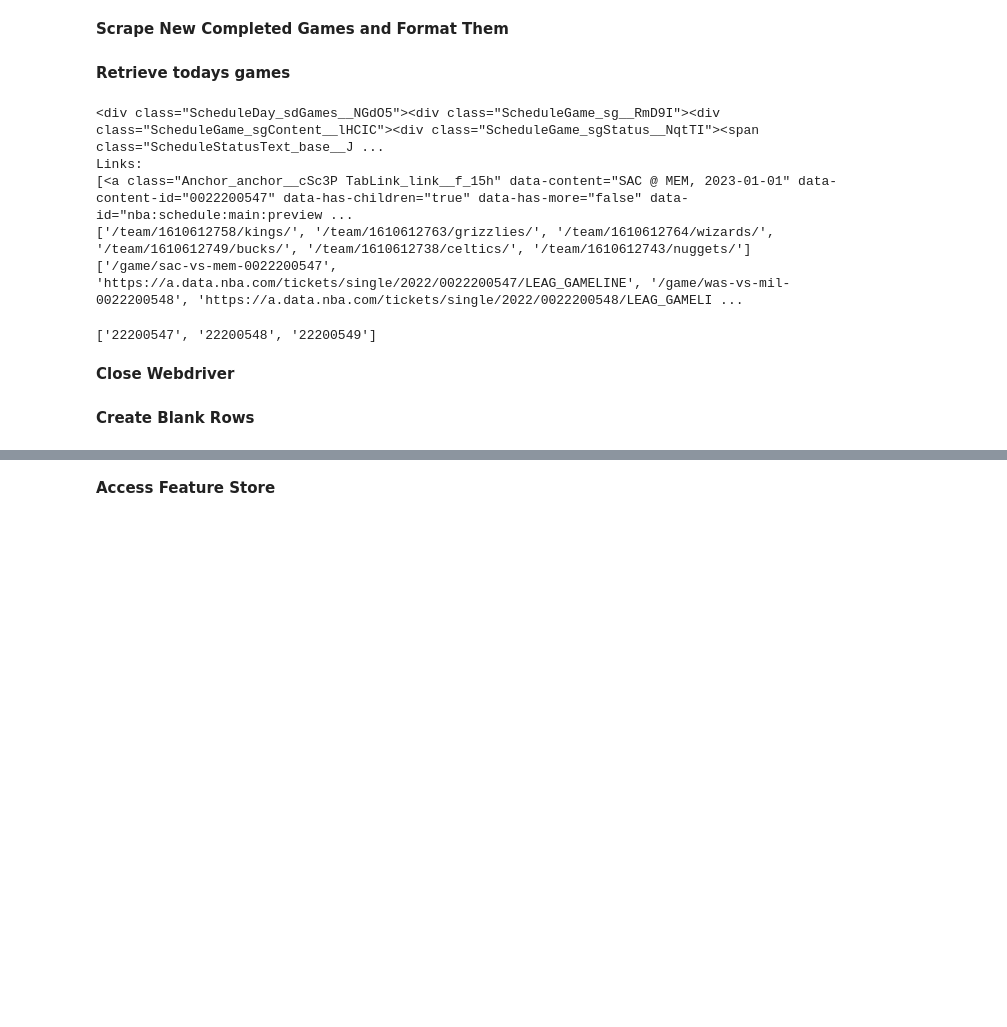
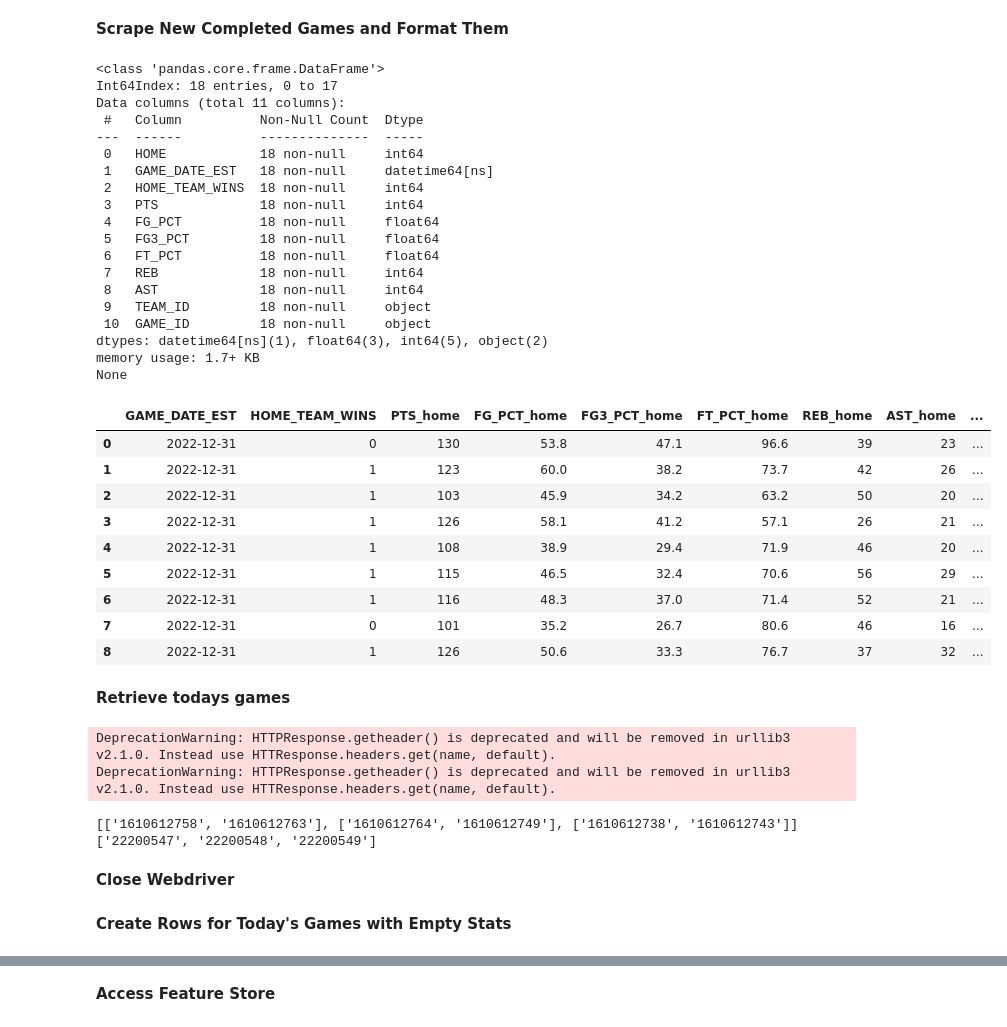
Before and after one commit to cmunch1/nba-prediction, a Jupyter notebook: 09_production_features_pipeline.ipynb, the cells around one changed output, grey strips where cells are left out. Cells and saved outputs as stored; diff of their text form; code cells hidden in the pictures; blank space fills up the shorter version.

```diff
--- a/09_production_features_pipeline.ipynb
+++ b/09_production_features_pipeline.ipynb
@@ -64,76 +64,84 @@ DeprecationWarning: HTTPResponse.getheader() is deprecated and will be removed i
 # %%
 
 def get_new_games(driver)-> pd.DataFrame:
 
     # set search for yesterday's games
     DAYS = 1
     SEASON = "" #no season will cause website to default to current season, format is "2022-23"
     TODAY = datetime.now(timezone('EST')) #nba.com uses US Eastern Standard Time
     LASTWEEK = (TODAY - timedelta(days=DAYS))
     DATETO = TODAY.strftime("%m/%d/%y")
     DATEFROM = LASTWEEK.strftime("%m/%d/%y")
 
 
     df = scrape_to_dataframe(driver, Season=SEASON, DateFrom=DATEFROM, DateTo=DATETO)
 
     df = convert_columns(df)
 
     print(df.info())
     df = combine_home_visitor(df)
 
     return df
 
-#df_new = get_new_games(driver)
+df_new = get_new_games(driver)
 
 # get the SEASON of the last game in the database
 # this will used when constructing rows for prediction
-#SEASON = df_new['SEASON'].max()
+SEASON = df_new['SEASON'].max()
 
-#df_new
+df_new
+# %% [output]
+<class 'pandas.core.frame.DataFrame'>
+Int64Index: 18 entries, 0 to 17
+Data columns (total 11 columns):
+ #   Column          Non-Null Count  Dtype
+---  ------          --------------  -----
+ 0   HOME            18 non-null     int64
+ 1   GAME_DATE_EST   18 non-null     datetime64[ns]
+ 2   HOME_TEAM_WINS  18 non-null     int64
+ 3   PTS             18 non-null     int64
+ 4   FG_PCT          18 non-null     float64
+ 5   FG3_PCT         18 non-null     float64
+ 6   FT_PCT          18 non-null     float64
+ 7   REB             18 non-null     int64
+ 8   AST             18 non-null     int64
+ 9   TEAM_ID         18 non-null     object
+ 10  GAME_ID         18 non-null     object
+dtypes: datetime64[ns](1), float64(3), int64(5), object(2)
+memory usage: 1.7+ KB
+None
+|  | GAME_DATE_EST | HOME_TEAM_WINS | PTS_home | FG_PCT_home | FG3_PCT_home | FT_PCT_home | REB_home | AST_home | ... |
+| 0 | 2022-12-31 | 0 | 130 | 53.8 | 47.1 | 96.6 | 39 | 23 | ... |
+| 1 | 2022-12-31 | 1 | 123 | 60.0 | 38.2 | 73.7 | 42 | 26 | ... |
+| 2 | 2022-12-31 | 1 | 103 | 45.9 | 34.2 | 63.2 | 50 | 20 | ... |
+| 3 | 2022-12-31 | 1 | 126 | 58.1 | 41.2 | 57.1 | 26 | 21 | ... |
+| 4 | 2022-12-31 | 1 | 108 | 38.9 | 29.4 | 71.9 | 46 | 20 | ... |
+| 5 | 2022-12-31 | 1 | 115 | 46.5 | 32.4 | 70.6 | 56 | 29 | ... |
+| 6 | 2022-12-31 | 1 | 116 | 48.3 | 37.0 | 71.4 | 52 | 21 | ... |
+| 7 | 2022-12-31 | 0 | 101 | 35.2 | 26.7 | 80.6 | 46 | 16 | ... |
+| 8 | 2022-12-31 | 1 | 126 | 50.6 | 33.3 | 76.7 | 37 | 32 | ... |
 # %% [markdown]
 **Retrieve todays games**
 # %%
 #retrieve list of teams playing today
 
 # get today's games on NBA schedule
-teams_list, game_id_list = get_todays_matchups(driver)
+matchups, game_ids = get_todays_matchups(driver)
 
-# example output:
-# ['/team/1610612759/spurs/', '/team/1610612748/heat/',...
 
-print(teams_list)
-print(game_id_list)
-
-# create list of matchups by parsing out team ids from teams_list
-# second team id is always the home team
-team_count = len(teams_list)
-matchups = []
-for i in range(0,team_count,2):
-    visitor_id = teams_list[i].partition("team/")[2].partition("/")[0] #extract team id from text
-    home_id = teams_list[i+1].partition("team/")[2].partition("/")[0]
-    matchups.append([visitor_id, home_id])
-
-# create list of game IDs by parsing out from game_id_list
-games = []
-for game in game_id_list:
-    game_id = game.partition("-00")[2] #extract team id from text
-    if len(game_id) > 0:   #some games have no game id
-        games.append(game_id)
-
-games
+print(matchups)
+print(game_ids)
 # %% [output]
-<div class="ScheduleDay_sdGames__NGdO5"><div class="ScheduleGame_sg__RmD9I"><div class="ScheduleGame_sgContent__lHCIC"><div class="ScheduleGame_sgStatus__NqtTI"><span class="ScheduleStatusText_base__J ...
-Links:
-[<a class="Anchor_anchor__cSc3P TabLink_link__f_15h" data-content="SAC @ MEM, 2023-01-01" data-content-id="0022200547" data-has-children="true" data-has-more="false" data-id="nba:schedule:main:preview ...
-['/team/1610612758/kings/', '/team/1610612763/grizzlies/', '/team/1610612764/wizards/', '/team/1610612749/bucks/', '/team/1610612738/celtics/', '/team/1610612743/nuggets/']
-['/game/sac-vs-mem-0022200547', 'https://a.data.nba.com/tickets/single/2022/0022200547/LEAG_GAMELINE', '/game/was-vs-mil-0022200548', 'https://a.data.nba.com/tickets/single/2022/0022200548/LEAG_GAMELI ...
+DeprecationWarning: HTTPResponse.getheader() is deprecated and will be removed in urllib3 v2.1.0. Instead use HTTResponse.headers.get(name, default).
+DeprecationWarning: HTTPResponse.getheader() is deprecated and will be removed in urllib3 v2.1.0. Instead use HTTResponse.headers.get(name, default).
+[['1610612758', '1610612763'], ['1610612764', '1610612749'], ['1610612738', '1610612743']]
 ['22200547', '22200548', '22200549']
 # %% [markdown]
 **Close Webdriver**
 # %%
 driver.close()
 # %% [markdown]
-**Create Blank Rows**
+**Create Rows for Today's Games with Empty Stats**
 # %%
 # append today's matchups to the new games dataframe
 
```
Also changed, not shown: parts of 9 cells of this notebook, 1 other file.
